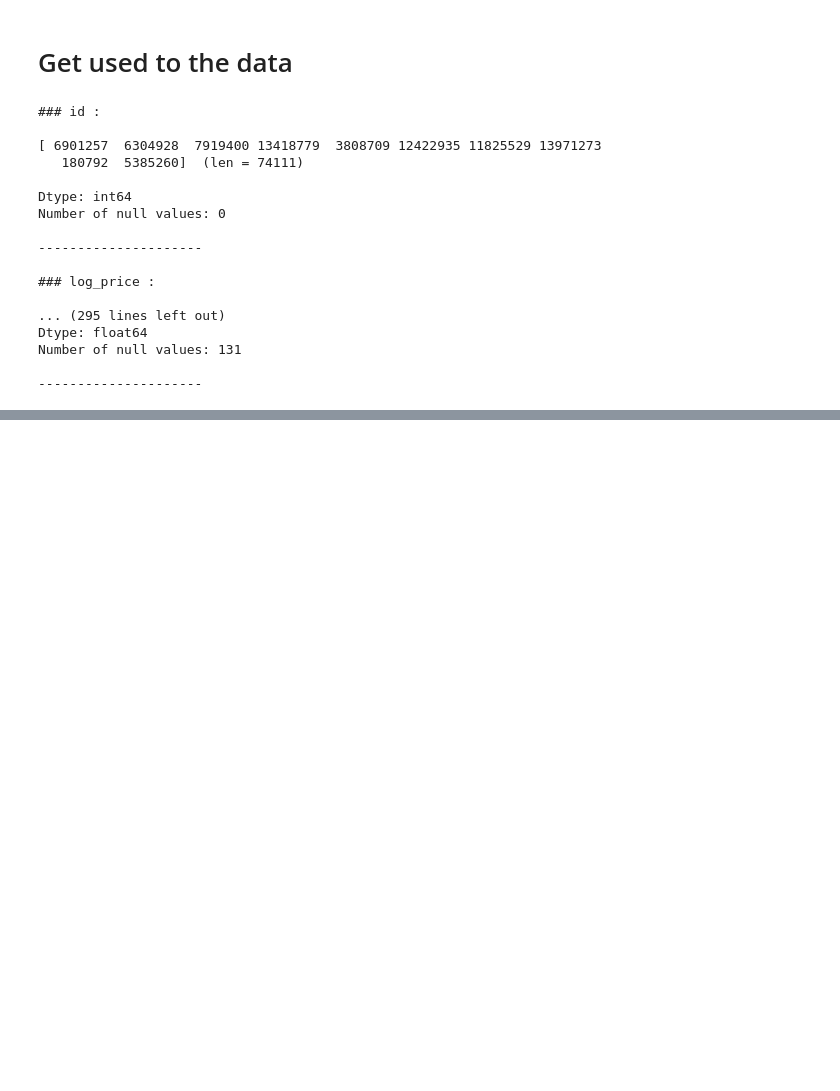
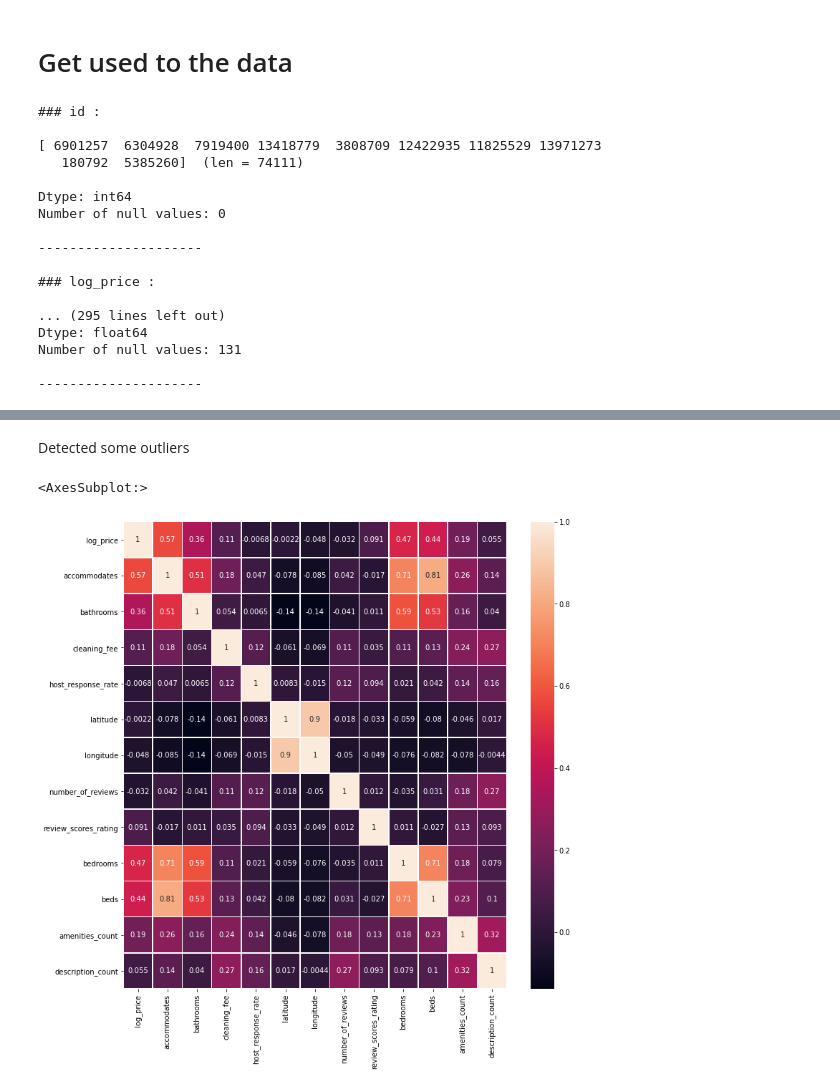
Before and after one commit to phantommarheaven7621/AirBnB-price-prediction, a Jupyter notebook: AirBnb_Price _Prediction.ipynb, the cells around one changed output, grey strips where cells are left out. Saved outputs shown, nothing was run; the diff lists cells and outputs as text; code cells hidden in the pictures; blank space fills up the shorter version.

```diff
--- a/AirBnb_Price _Prediction.ipynb
+++ b/AirBnb_Price _Prediction.ipynb
@@ -102,0 +256,12 @@ Number of null values: 131
+# %% [markdown]
+Detected some outliers
+# %%
+###########################################
+# Correlation between numerical variables #
+###########################################
+
+fig = plt.figure(figsize=(12,12))
+sns.heatmap(data=df.corr(), annot=True, linewidths=0.5)
+# %% [output]
+<AxesSubplot:>
+[figure, added]
```
Also changed, not shown: parts of 19 cells of this notebook.
